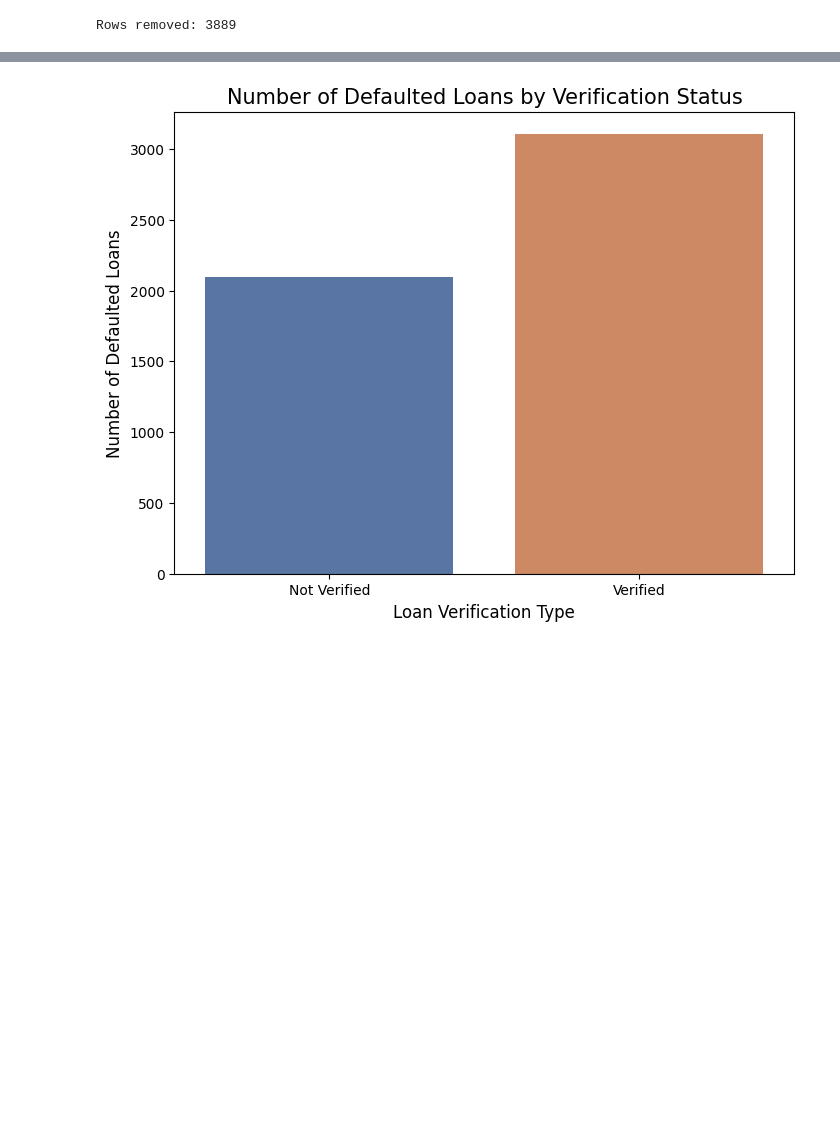
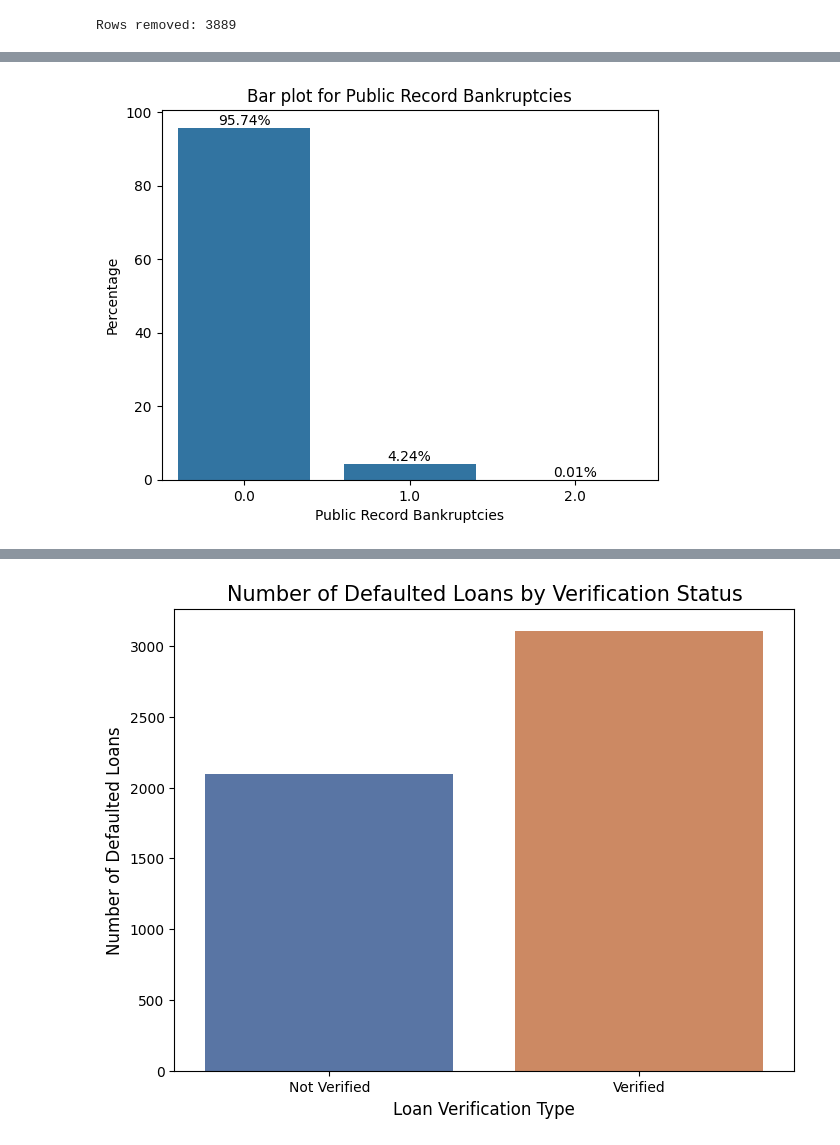
Before and after one commit to sunkarasireesha/LendingClubCaseStudy, a Jupyter notebook: SireeshaSunkara.ipynb, the cells around one changed output, grey strips where cells are left out. Cells and saved outputs as stored; diff of their text form; code cells hidden in the pictures; blank space fills up the shorter version.

```diff
--- a/SireeshaSunkara.ipynb
+++ b/SireeshaSunkara.ipynb
@@ -161,0 +385,12 @@ Rows removed: 3889
+# %%
+### Bar plot for Public Record Bankruptcies
+sns.barplot(data = df_clean.pub_rec_bankruptcies.value_counts(normalize = True)*100)
+plt.title("Bar plot for Public Record Bankruptcies")
+plt.xlabel('Public Record Bankruptcies')
+plt.ylabel('Percentage')
+
+# Display counts on each bar
+plt.bar_label(plt.gca().containers[0], fmt= '%.2f%%')
+plt.show()
+# %% [output]
+[figure, added]
```
Also changed, not shown: parts of 54 cells of this notebook, 1 other file.
